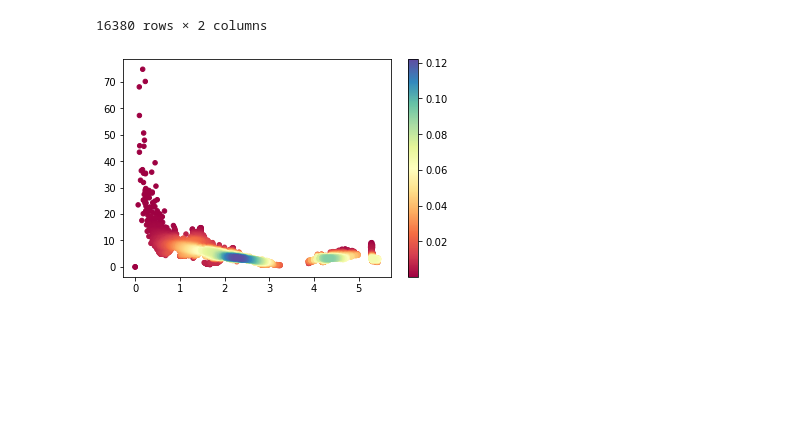
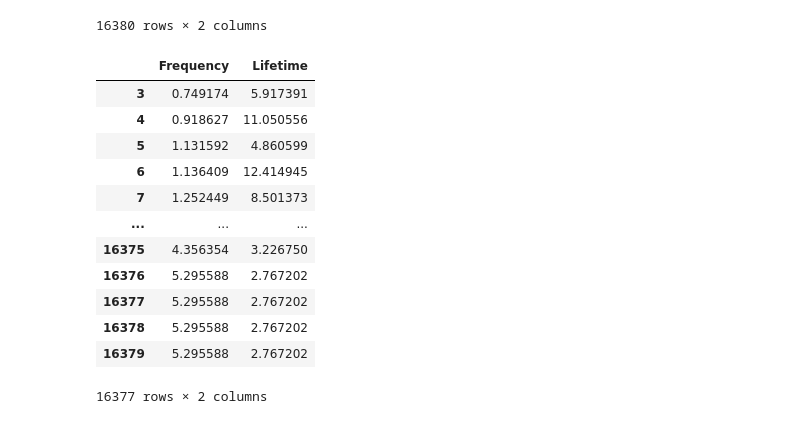
Before and after one commit to EySword/JupyterFile, a Jupyter notebook: compute_data/BiSeI/new_lifetime.ipynb, the cells around one changed output. Saved outputs shown, nothing was run; the diff lists cells and outputs as text; code cells hidden in the pictures; blank space fills up the shorter version.

```diff
--- a/compute_data/BiSeI/new_lifetime.ipynb
+++ b/compute_data/BiSeI/new_lifetime.ipynb
@@ -27,0 +36,16 @@ y=f['Lifetime']
+# %%
+f1
+# %% [output]
+|  | Frequency | Lifetime |
+| 3 | 0.749174 | 5.917391 |
+| 4 | 0.918627 | 11.050556 |
+| 5 | 1.131592 | 4.860599 |
+| 6 | 1.136409 | 12.414945 |
+| 7 | 1.252449 | 8.501373 |
+| ... | ... | ... |
+| 16375 | 4.356354 | 3.226750 |
+| 16376 | 5.295588 | 2.767202 |
+| 16377 | 5.295588 | 2.767202 |
+| 16378 | 5.295588 | 2.767202 |
+| 16379 | 5.295588 | 2.767202 |
+16377 rows × 2 columns
@@ -35,10 +60,2 @@ x, y, z = x[idx], y[idx], z[idx]
-# %%
-fig, ax = plt.subplots()
-plt.scatter(x, y,c=z,  s=20,cmap='Spectral')
-plt.colorbar()
-plt.savefig('lifetime.png',dpi=600)
-plt.show()
-# %% [output]
-[figure, removed]
 # %%
 # %% [output]
```
Also changed, not shown: parts of 9 cells of this notebook, 28 other files.
